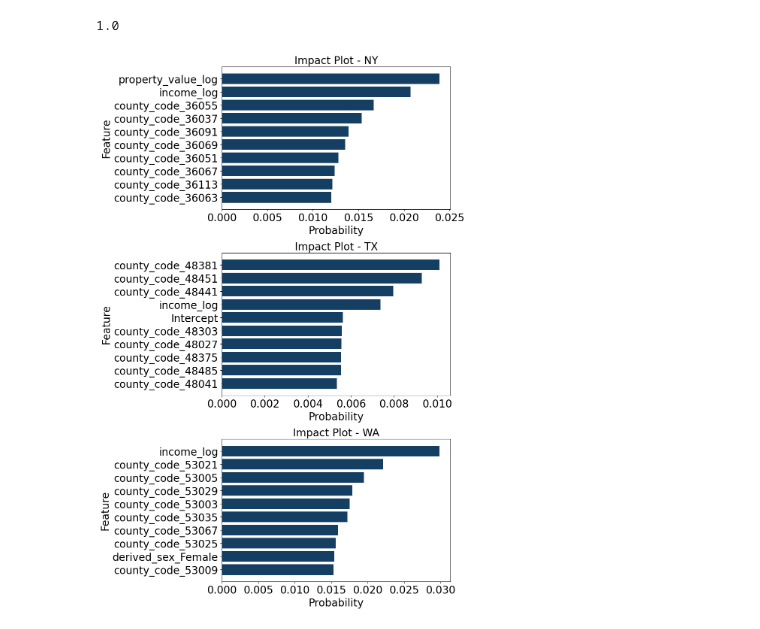
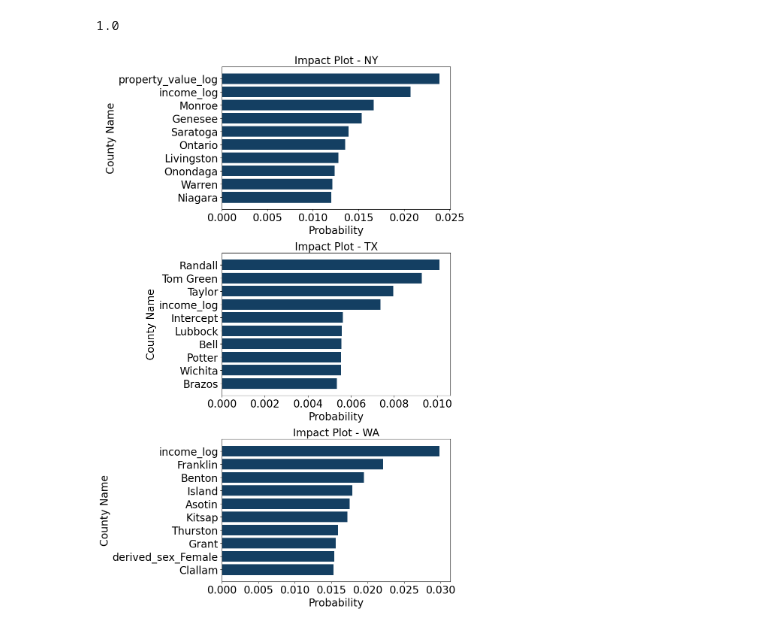
Before and after one commit to CoralLemons/Mortgage-Analysis-Project, a Jupyter notebook: Code/08_HMDA_ModelingCont.ipynb, the cells around one changed output. Saved outputs shown, nothing was run; the diff lists cells and outputs as text; code cells hidden in the pictures.

Commit message:
added county names to chart

```diff
--- a/Code/08_HMDA_ModelingCont.ipynb
+++ b/Code/08_HMDA_ModelingCont.ipynb
@@ -44,0 +47,9 @@ filtered_df = df[~df['Feature'].str.endswith('Prefer not to say')]
+# %%
+df_fc = pd.read_excel(r'C:\Users\Forcessofnature\Documents\Mortgage-Analysis-Project\US_FIPS_Codes.xlsx')
+df_fc = df_fc.loc[:,['County Name', 'Code']]
+# %%
+df_fc.Code = df_fc.Code.astype(str)
+# %%
+# Merge using different key column names
+merged_df = pd.merge(filtered_df, df_fc, left_on='Variable', right_on='Code', how='left')
+merged_df
@@ -44,0 +70,3 @@ filtered_df = df[~df['Feature'].str.endswith('Prefer not to say')]
+# %%
+merged_df['County Name'] = merged_df['County Name'].fillna(merged_df['Variable'])
+merged_df
@@ -49,33 +91,33 @@ sum(df.loc[df['state'] =='NY', 'probability'])
 # %%
 import matplotlib.pyplot as plt
 
 # Sort the DataFrame by 'state' and 'probability' in descending order
-sorted_df = filtered_df.sort_values(by=['state', 'probability'], ascending=False)
+sorted_df = merged_df.sort_values(by=['state', 'probability'], ascending=False)
 
 # Create subplots for each state
 fig, axes = plt.subplots(nrows=len(sorted_df['state'].unique()), figsize=(10, 15))
 
 # Iterate over each state and create impact plots
 for i, (state, data) in enumerate(sorted_df.groupby('state')):
     ax = axes[i] if len(sorted_df['state'].unique()) > 1 else axes
 
-    # Get top 10 features for the current state
+    # Get top 10 County Names for the current state
     top_10_data = data.head(10)
 
-    # Plot horizontal bar chart for top 10 features
-    ax.barh(top_10_data['Feature'], top_10_data['probability'], color='#143F62')
+    # Plot horizontal bar chart for top 10 County Names
+    ax.barh(top_10_data['County Name'], top_10_data['probability'], color='#143F62')
 
     # Set title and labels with font size 20
     ax.set_title(f'Impact Plot - {state}', fontsize=20)
     ax.set_xlabel('Probability', fontsize=20)
-    ax.set_ylabel('Feature', fontsize=20)
-    ax.invert_yaxis()  # Invert y-axis to display the feature with the highest coefficient at the top
+    ax.set_ylabel('County Name', fontsize=20)
+    ax.invert_yaxis()  # Invert y-axis to display the County Name with the highest coefficient at the top
 
     # Set tick label size
     ax.tick_params(axis='both', which='major', labelsize=20)
 
 # Adjust layout
 plt.tight_layout()
 plt.show()
 # %% [output]
-[figure, old version]
+[figure, new version]
```
Also changed, not shown: parts of 3 cells of this notebook, 1 other file.
